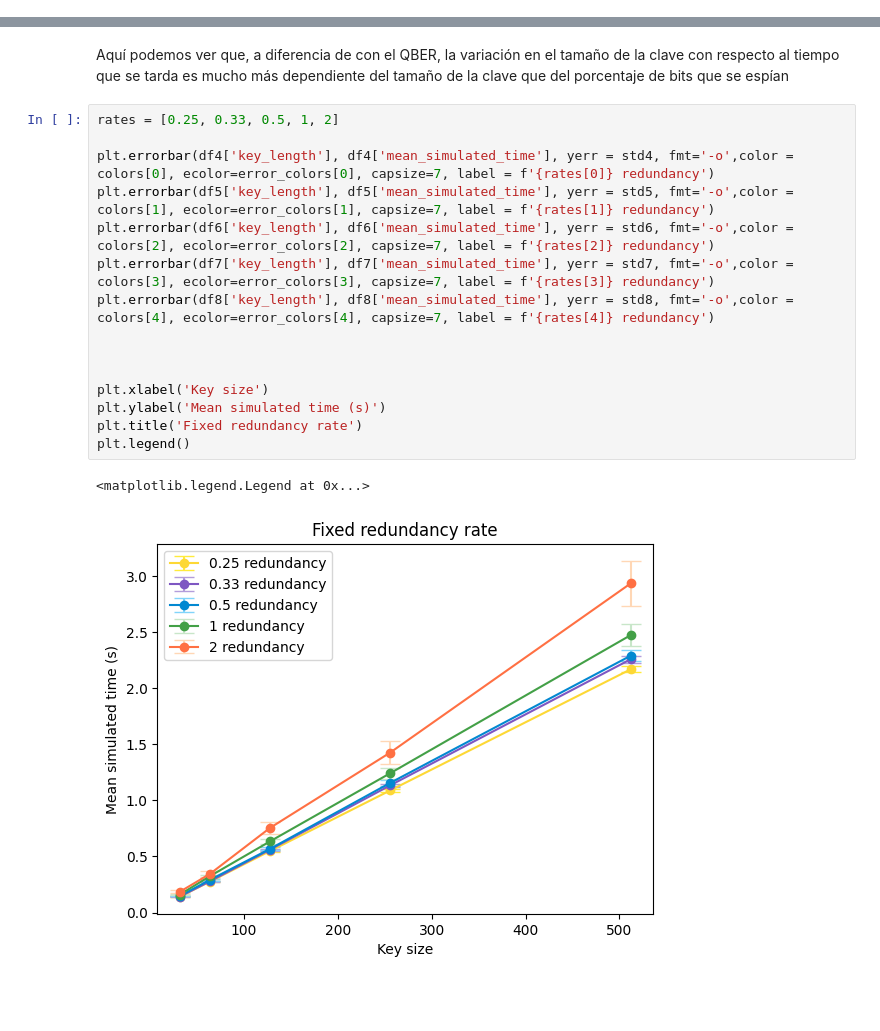
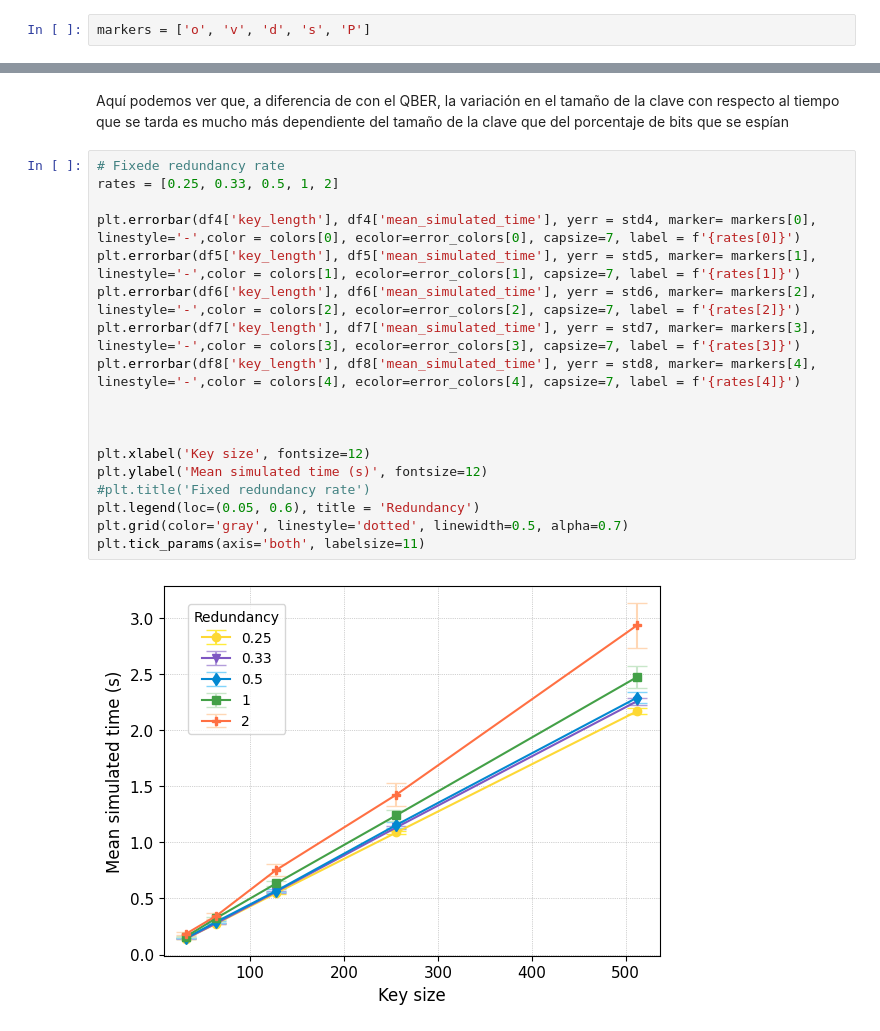
Before and after one commit to adbricio/eavesdropper, a Jupyter notebook: results/graficas.ipynb, the cells around one changed output, grey strips where cells are left out. Saved outputs shown, nothing was run; the diff lists cells and outputs as text; blank space fills up the shorter version.

```diff
--- a/results/graficas.ipynb
+++ b/results/graficas.ipynb
@@ -192,6 +194,8 @@ plt.title('256-bit key')
 # %% [output]
 Text(0.5, 1.0, '256-bit key')
 [figure]
+# %%
+markers = ['o', 'v', 'd', 's', 'P']
 # %% [markdown]
 no entiendo esto la verdad, cuantos mas bits se espian menos se tarda????? no tiene sentido
 # %%
@@ -224,20 +232,22 @@ plt.legend(loc=(0.8, 0.15))
 # %% [markdown]
 Aquí podemos ver que, a diferencia de con el QBER, la variación en el tamaño de la clave con respecto al tiempo que se tarda es mucho más dependiente del tamaño de la clave que del porcentaje de bits que se espían
 # %%
+# Fixede redundancy rate
 rates = [0.25, 0.33, 0.5, 1, 2]
 
-plt.errorbar(df4['key_length'], df4['mean_simulated_time'], yerr = std4, fmt='-o',color = colors[0], ecolor=error_colors[0], capsize=7, label = f'{rates[0]} redundancy')
-plt.errorbar(df5['key_length'], df5['mean_simulated_time'], yerr = std5, fmt='-o',color = colors[1], ecolor=error_colors[1], capsize=7, label = f'{rates[1]} redundancy')
-plt.errorbar(df6['key_length'], df6['mean_simulated_time'], yerr = std6, fmt='-o',color = colors[2], ecolor=error_colors[2], capsize=7, label = f'{rates[2]} redundancy')
-plt.errorbar(df7['key_length'], df7['mean_simulated_time'], yerr = std7, fmt='-o',color = colors[3], ecolor=error_colors[3], capsize=7, label = f'{rates[3]} redundancy')
-plt.errorbar(df8['key_length'], df8['mean_simulated_time'], yerr = std8, fmt='-o',color = colors[4], ecolor=error_colors[4], capsize=7, label = f'{rates[4]} redundancy')
+plt.errorbar(df4['key_length'], df4['mean_simulated_time'], yerr = std4, marker= markers[0], linestyle='-',color = colors[0], ecolor=error_colors[0], capsize=7, label = f'{rates[0]}')
+plt.errorbar(df5['key_length'], df5['mean_simulated_time'], yerr = std5, marker= markers[1], linestyle='-',color = colors[1], ecolor=error_colors[1], capsize=7, label = f'{rates[1]}')
+plt.errorbar(df6['key_length'], df6['mean_simulated_time'], yerr = std6, marker= markers[2], linestyle='-',color = colors[2], ecolor=error_colors[2], capsize=7, label = f'{rates[2]}')
+plt.errorbar(df7['key_length'], df7['mean_simulated_time'], yerr = std7, marker= markers[3], linestyle='-',color = colors[3], ecolor=error_colors[3], capsize=7, label = f'{rates[3]}')
+plt.errorbar(df8['key_length'], df8['mean_simulated_time'], yerr = std8, marker= markers[4], linestyle='-',color = colors[4], ecolor=error_colors[4], capsize=7, label = f'{rates[4]}')
 
 
 
-plt.xlabel('Key size')
-plt.ylabel('Mean simulated time (s)')
-plt.title('Fixed redundancy rate')
-plt.legend()
+plt.xlabel('Key size', fontsize=12)
+plt.ylabel('Mean simulated time (s)', fontsize=12)
+#plt.title('Fixed redundancy rate')
+plt.legend(loc=(0.05, 0.6), title = 'Redundancy')
+plt.grid(color='gray', linestyle='dotted', linewidth=0.5, alpha=0.7)
+plt.tick_params(axis='both', labelsize=11)
 # %% [output]
-<matplotlib.legend.Legend at 0x...>
-[figure, old version]
+[figure, new version]
```
Also changed, not shown: parts of 9 cells of this notebook.
